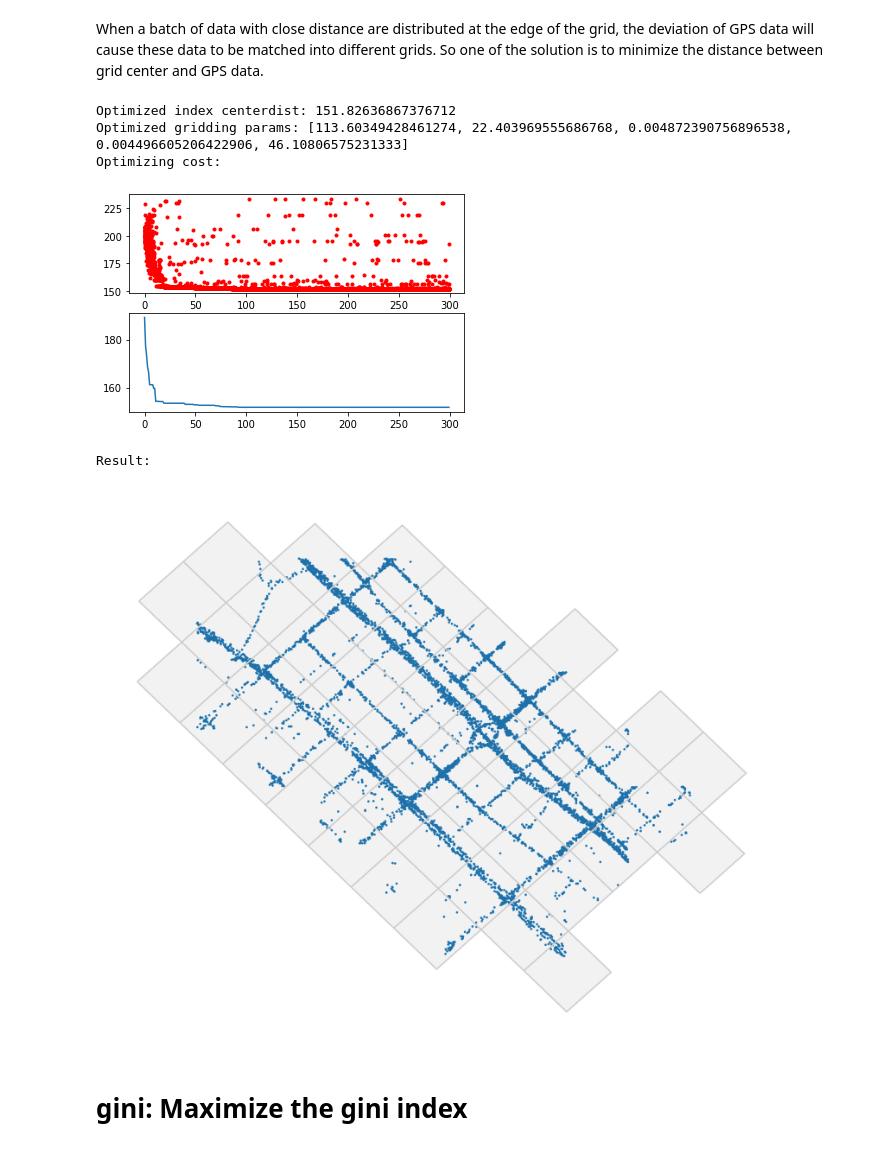
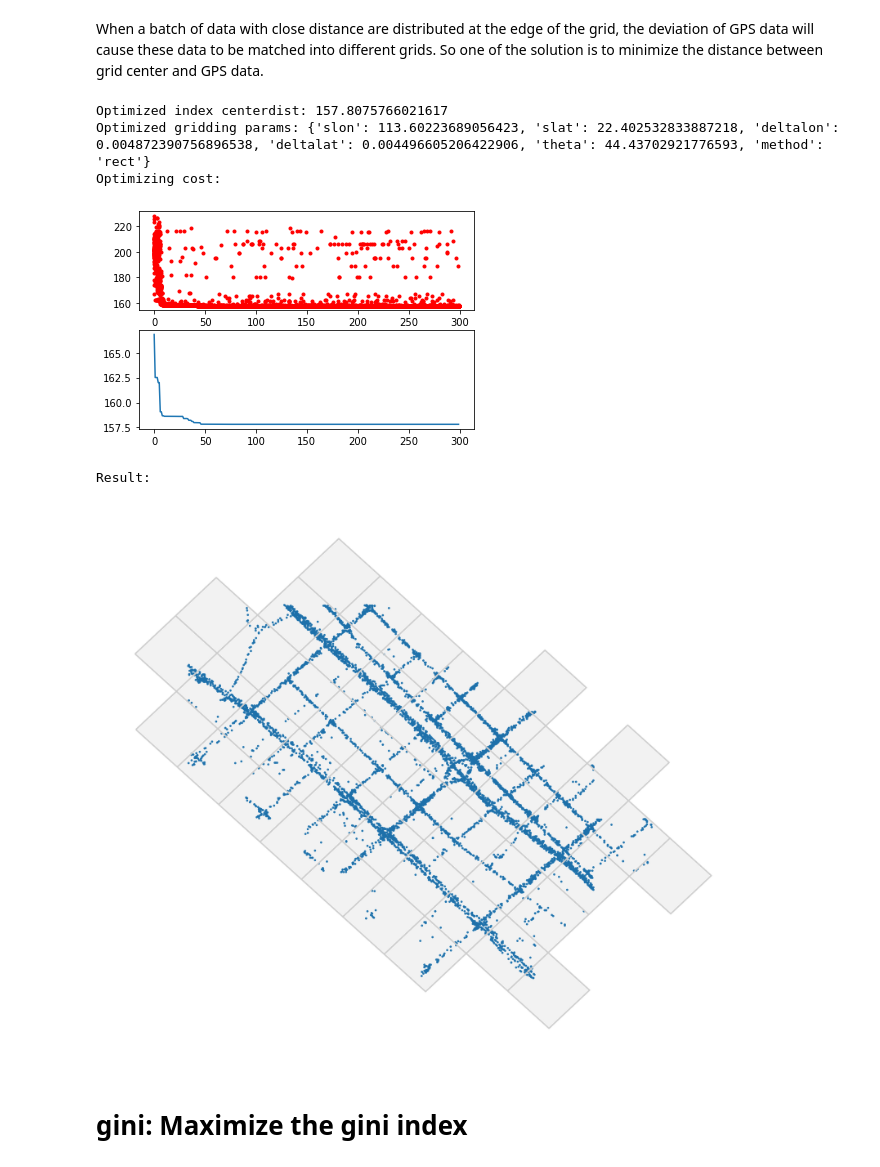
Before and after one commit to ni1o1/transbigdata, a Jupyter notebook: example/Example 6-Optimize grid params.ipynb, the cells around one changed output. Drawn from its saved outputs; the diff is of its cells as text; code cells hidden in the pictures.

```diff
--- a/example/Example 6-Optimize grid params.ipynb
+++ b/example/Example 6-Optimize grid params.ipynb
@@ -44,7 +44,7 @@ tripdata = tbd.clean_outofshape(tripdata,area,col=['lon','lat'])
 
 #Generate initial griding params
 bounds = [113.6,22.4,114.8,22.9]
-initialparams = tbd.grid_params(bounds,accuracy = 500)
+initialparams = tbd.area_to_params(bounds,accuracy = 500)
 # %% [markdown]
 # centerdist: Minimize the distance between grid center and GPS data
 # %% [markdown]
@@ -52,18 +52,18 @@ When a batch of data with close distance are distributed at the edge of the grid
 # %%
 #Optimize gridding params
 params_optimized = tbd.grid_params_optimize(tripdata,
                                             initialparams,
                                             col=['track_id','lon','lat'],
-                                            method='centerdist',
+                                            optmethod='centerdist',
                                             sample=0, #not sampling
                                             printlog=True)
 # %% [output]
-Optimized index centerdist: 151.82636867376712
-Optimized gridding params: [113.60349428461274, 22.403969555686768, 0.004872390756896538, 0.004496605206422906, 46.10806575231333]
+Optimized index centerdist: 157.8075766021617
+Optimized gridding params: {'slon': 113.60223689056423, 'slat': 22.402532833887218, 'deltalon': 0.004872390756896538, 'deltalat': 0.004496605206422906, 'theta': 44.43702921776593, 'method': 'rect'}
 Optimizing cost:
-[figure, old version]
+[figure, new version]
 Result:
-[figure, old version]
+[figure, new version]
 # %% [markdown]
 # gini: Maximize the gini index
 # %% [markdown]
```
Also changed, not shown: parts of 16 cells of this notebook, 7 other files.
